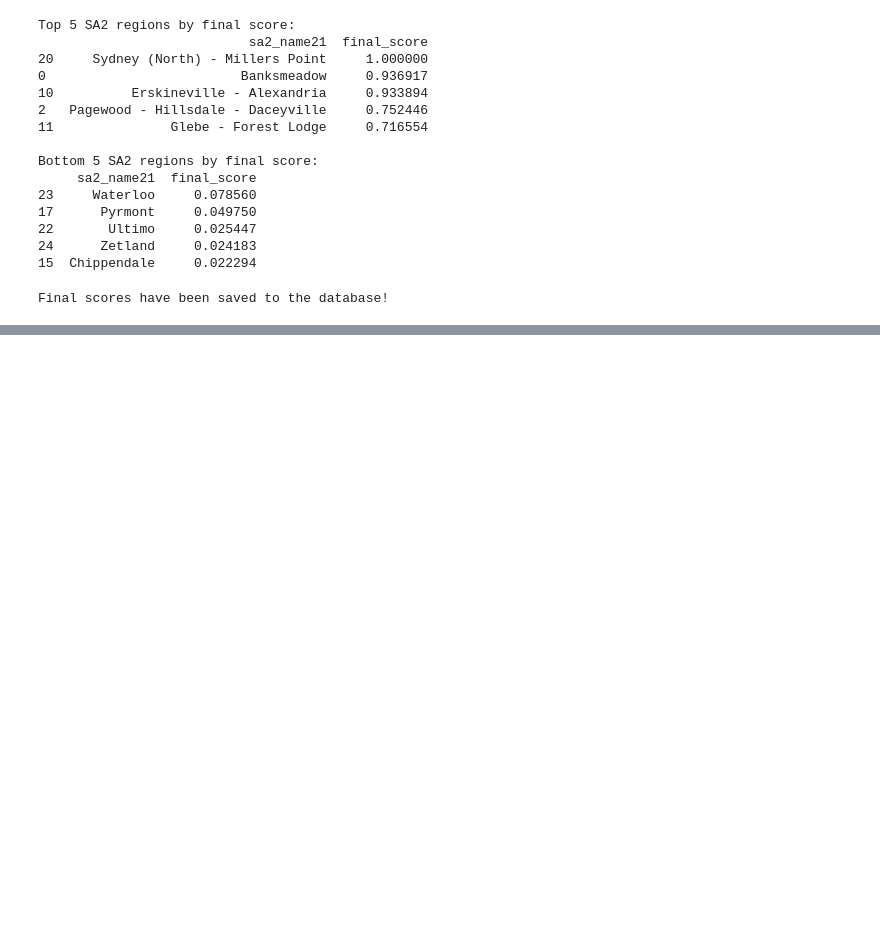
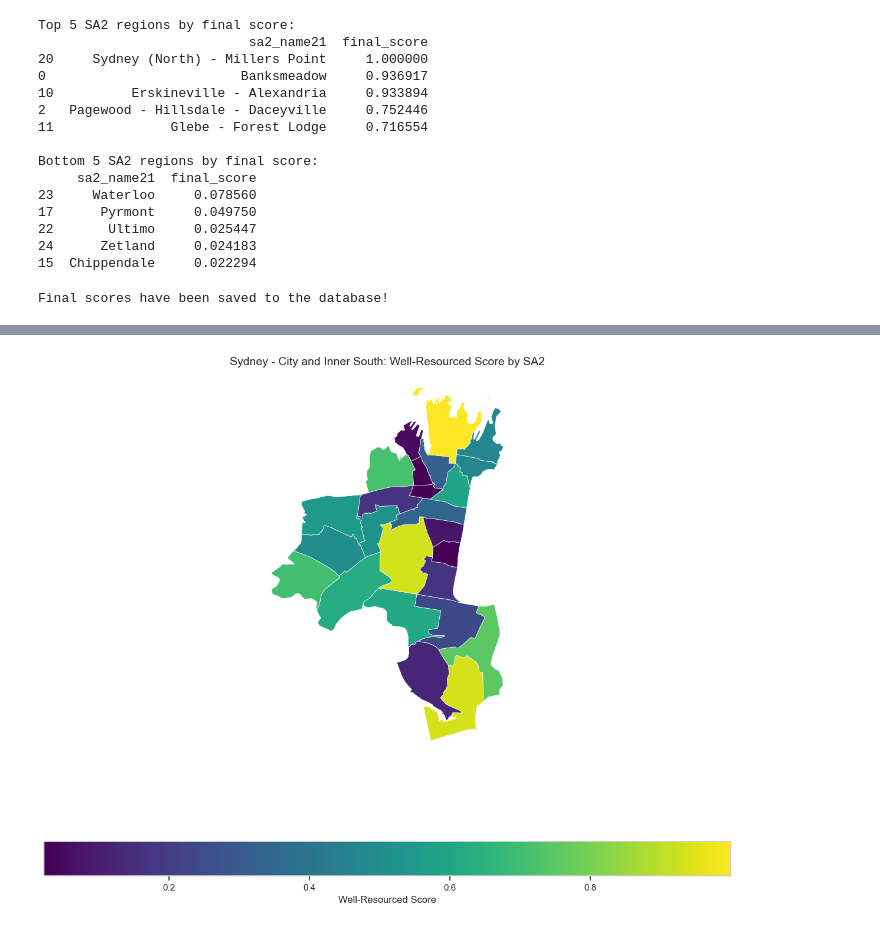
Before and after one commit to Katherine-Kong/DATA2001-A, a Jupyter notebook: lyj.ipynb, the cells around one changed output, grey strips where cells are left out. Saved outputs shown, nothing was run; the diff lists cells and outputs as text; code cells hidden in the pictures; blank space fills up the shorter version.

```diff
--- a/lyj.ipynb
+++ b/lyj.ipynb
@@ -1378,0 +1601,19 @@ Final scores have been saved to the database!
+# %%
+# Create map visualization
+fig, ax = plt.subplots(figsize=(12, 10))
+sa2_regions.plot(
+    column='final_score',
+    cmap='viridis',
+    linewidth=0.5,
+    edgecolor='white',
+    legend=True,
+    legend_kwds={'label': "Well-Resourced Score", 'orientation': "horizontal"},
+    ax=ax
+)
+ax.set_title('Sydney - City and Inner South: Well-Resourced Score by SA2', fontsize=14)
+ax.set_axis_off()
+plt.tight_layout()
+plt.savefig('score_map.png', dpi=300)
+plt.show()
+# %% [output]
+[figure, added]
```
Also changed, not shown: parts of 4 cells of this notebook.
